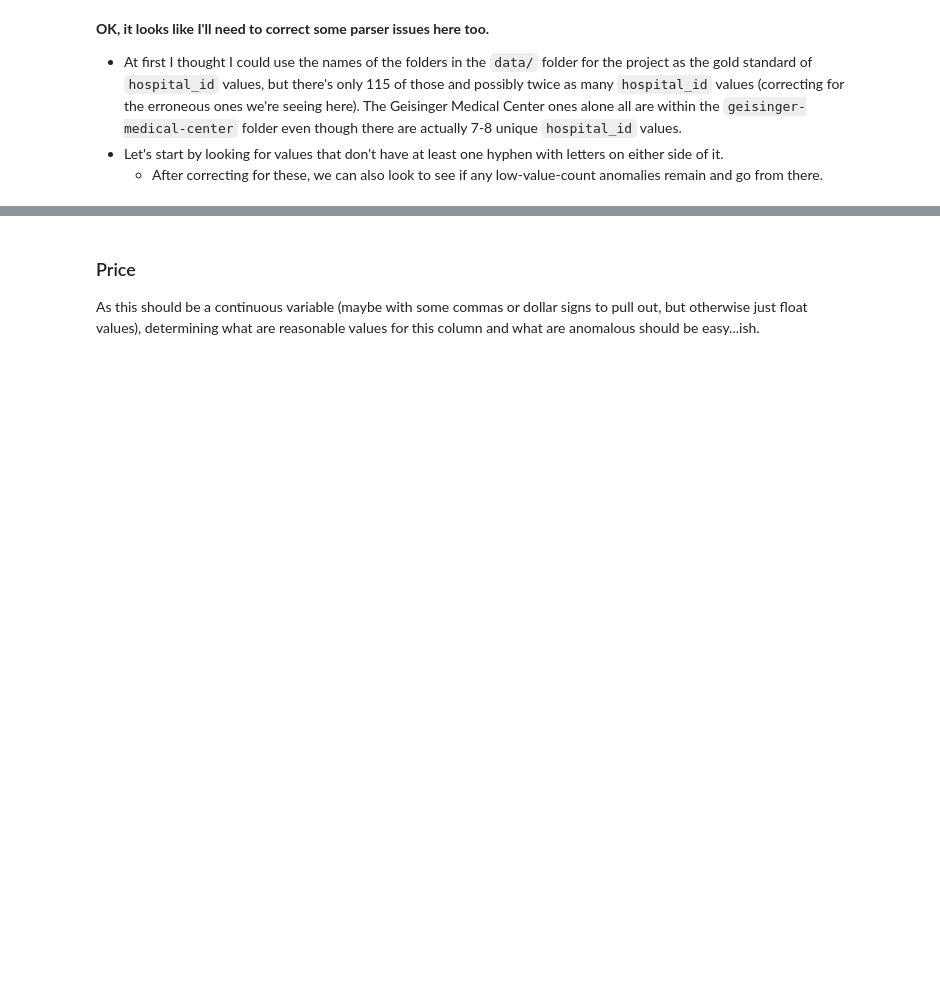
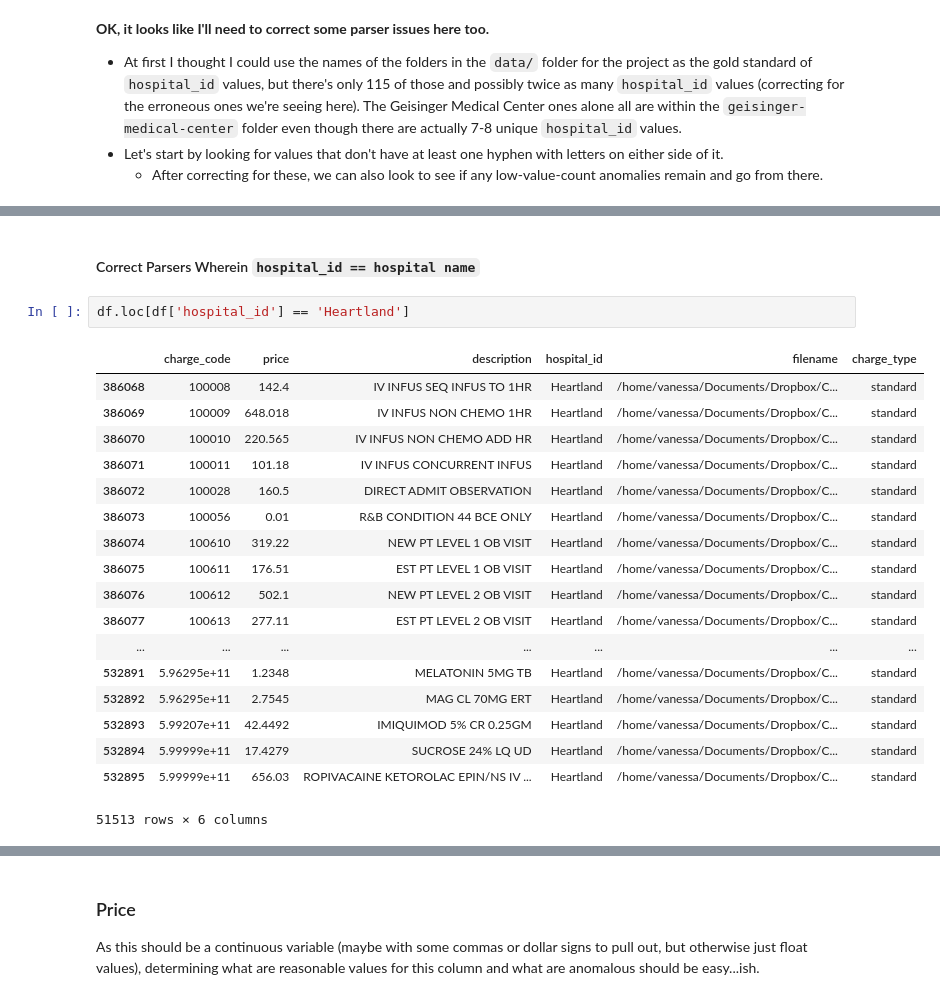
Before and after one commit to emigre459/hospital-chargemaster, a Jupyter notebook: Data_Pulls_and_Engineering.ipynb, the cells around one changed output, grey strips where cells are left out. Cells and saved outputs as stored; diff of their text form; blank space fills up the shorter version.

```diff
--- a/Data_Pulls_and_Engineering.ipynb
+++ b/Data_Pulls_and_Engineering.ipynb
@@ -280,0 +311,23 @@ df.loc[~df['hospital_id'].str.contains(r'[a-z]+-[a-z]+$', case=False),
+# %% [markdown]
+#### Correct Parsers Wherein `hospital_id == hospital name`
+# %%
+df.loc[df['hospital_id'] == 'Heartland']
+# %% [output]
+|  | charge_code | price | description | hospital_id | filename | charge_type |
+| 386068 | 100008 | 142.4 | IV INFUS SEQ INFUS TO 1HR | Heartland | /home/vanessa/Documents/Dropbox/C... | standard |
+| 386069 | 100009 | 648.018 | IV INFUS NON CHEMO 1HR | Heartland | /home/vanessa/Documents/Dropbox/C... | standard |
+| 386070 | 100010 | 220.565 | IV INFUS NON CHEMO ADD HR | Heartland | /home/vanessa/Documents/Dropbox/C... | standard |
+| 386071 | 100011 | 101.18 | IV INFUS CONCURRENT INFUS | Heartland | /home/vanessa/Documents/Dropbox/C... | standard |
+| 386072 | 100028 | 160.5 | DIRECT ADMIT OBSERVATION | Heartland | /home/vanessa/Documents/Dropbox/C... | standard |
+| 386073 | 100056 | 0.01 | R&B CONDITION 44 BCE ONLY | Heartland | /home/vanessa/Documents/Dropbox/C... | standard |
+| 386074 | 100610 | 319.22 | NEW PT LEVEL 1 OB VISIT | Heartland | /home/vanessa/Documents/Dropbox/C... | standard |
+| 386075 | 100611 | 176.51 | EST PT LEVEL 1 OB VISIT | Heartland | /home/vanessa/Documents/Dropbox/C... | standard |
+| 386076 | 100612 | 502.1 | NEW PT LEVEL 2 OB VISIT | Heartland | /home/vanessa/Documents/Dropbox/C... | standard |
+| 386077 | 100613 | 277.11 | EST PT LEVEL 2 OB VISIT | Heartland | /home/vanessa/Documents/Dropbox/C... | standard |
+| ... | ... | ... | ... | ... | ... | ... |
+| 532891 | 5.96295e+11 | 1.2348 | MELATONIN 5MG TB | Heartland | /home/vanessa/Documents/Dropbox/C... | standard |
+| 532892 | 5.96295e+11 | 2.7545 | MAG CL 70MG ERT | Heartland | /home/vanessa/Documents/Dropbox/C... | standard |
+| 532893 | 5.99207e+11 | 42.4492 | IMIQUIMOD 5% CR 0.25GM | Heartland | /home/vanessa/Documents/Dropbox/C... | standard |
+| 532894 | 5.99999e+11 | 17.4279 | SUCROSE 24% LQ UD | Heartland | /home/vanessa/Documents/Dropbox/C... | standard |
+| 532895 | 5.99999e+11 | 656.03 | ROPIVACAINE KETOROLAC EPIN/NS IV ... | Heartland | /home/vanessa/Documents/Dropbox/C... | standard |
+51513 rows × 6 columns
```
Also changed, not shown: parts of 19 cells of this notebook, 5 other files.
